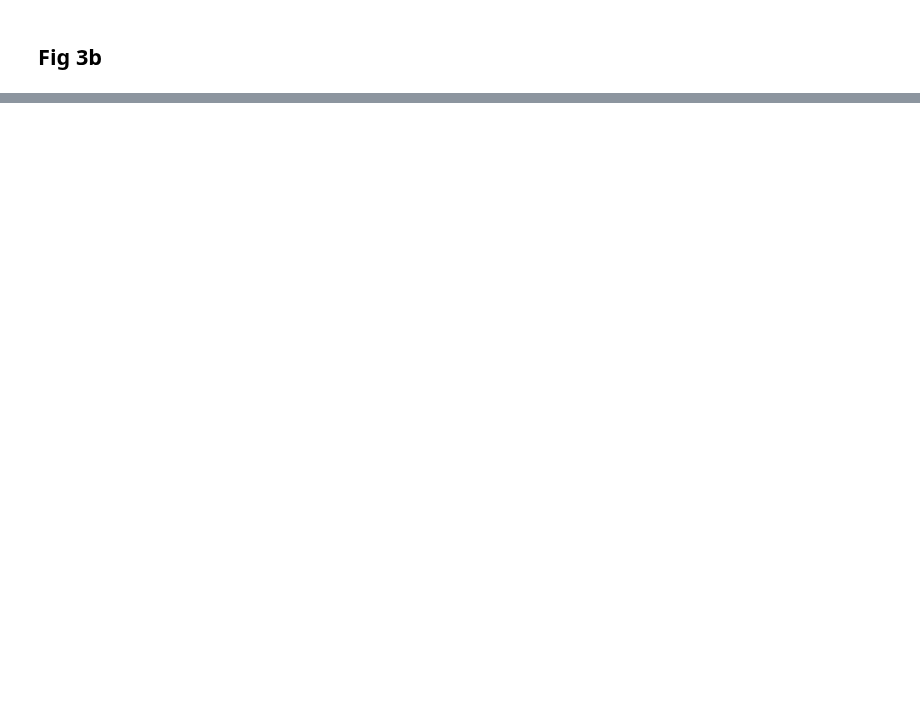
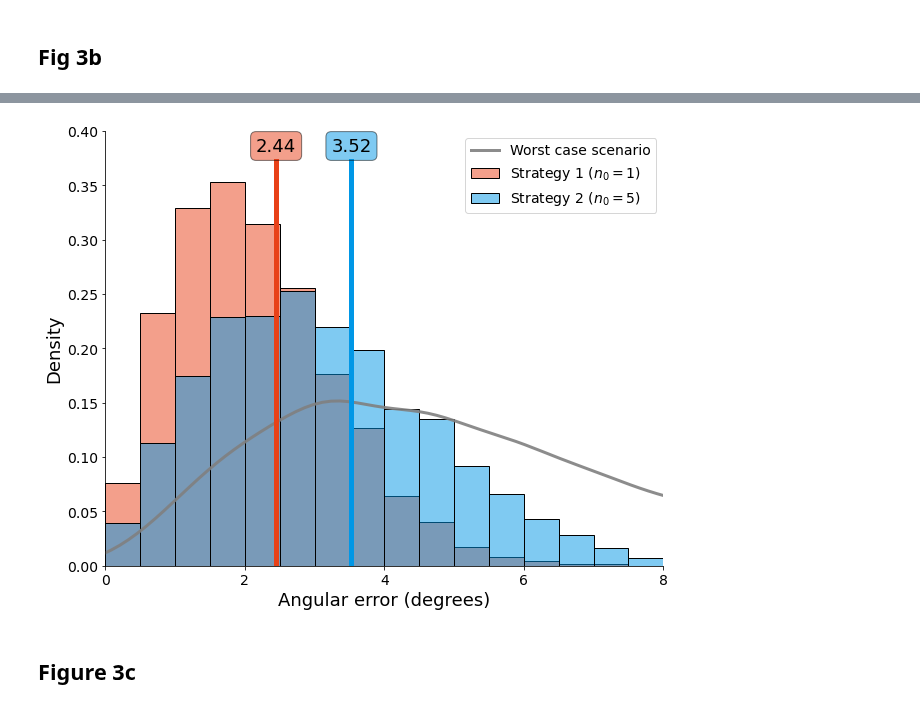
Before and after one commit to PolarWandering/PaleoSampling, a Jupyter notebook: figures/figure3_histogram/Figure3_hist.ipynb, the cells around one changed output, grey strips where cells are left out. Drawn from its saved outputs; the diff is of its cells as text; code cells hidden in the pictures; blank space fills up the shorter version.

```diff
--- a/figures/figure3_histogram/Figure3_hist.ipynb
+++ b/figures/figure3_histogram/Figure3_hist.ipynb
@@ -97,5 +106,6 @@ plt.savefig("Figure3a.png", format="png", bbox_inches='tight')
 # %% [markdown]
 ## Fig 3b
 # %%
-df1 = pd.read_csv("../../outputs/fig3b_df1.csv")
-df2 = pd.read_csv("../../outputs/fig3b_df2.csv")
+df_false = pd.read_csv("../../outputs/fig3b_df_false.csv")
+df_true = pd.read_csv("../../outputs/fig3b_df_true.csv")
+df_vandamme = pd.read_csv("../../outputs/fig3b_df_vandamme.csv")
@@ -143,0 +112,47 @@ plt.savefig("Figure3b.png", format="png", bbox_inches='tight')
+# %%
+%matplotlib inline
+
+x_max = 8
+
+fig, axes = plt.subplots(nrows=1, ncols=1, figsize=(10,8))
+
+sns.kdeplot(df_false.error_angle, ax=axes, color='grey', alpha=.9, lw=3, label="Worst case scenario")
+
+sns.histplot(df_vandamme.error_angle, ax=axes, color='#e84118', stat='density', binwidth=.5, binrange=(0,20), alpha=.5, label="Strategy 1 ($n_0=1$)")
+sns.histplot(df_true.error_angle, ax=axes, color='#0097e6', stat='density', binwidth=.5, binrange=(0,20), alpha=.5, label="Strategy 2 ($n_0=5$)")
+
+rmse1 = np.round(np.mean(df_vandamme.error_angle**2)**.5, decimals=2)
+rmse2 = np.round(np.mean(df_true.error_angle**2)**.5, decimals=2)
+
+plt.axvline(x=rmse1, ymax=0.93, c='#e84118', lw=5)
+plt.axvline(x=rmse2, ymax=0.93, c='#0097e6', lw=5)
+
+# textstr = '\n'.join((
+# r'$Error Method 1=%.2f$' % (rmse1, ),
+# r'$RMSE Method 2=%.2f$' % (rmse2, )))
+
+props = dict(boxstyle='round', facecolor="#e84118", alpha=0.5)
+plt.text(rmse1/x_max-0.035, 0.986, "{}".format(rmse1), transform=axes.transAxes, fontsize=18,
+        verticalalignment='top', bbox=props);
+
+props = dict(boxstyle='round', facecolor='#0097e6', alpha=0.5)
+plt.text(rmse2/x_max-0.035, 0.986, "{}".format(rmse2), transform=axes.transAxes, fontsize=18,
+        verticalalignment='top', bbox=props);
+
+plt.xlim(0, x_max)
+plt.ylim(0, 0.4)
+plt.xlabel("Angular error (degrees)", fontsize=18)
+plt.ylabel("Density", fontsize=18)
+plt.xticks(np.arange(0.0, x_max+0.1, 2.0), fontsize=14);
+plt.yticks(fontsize=14)
+plt.legend(fontsize=14)
+
+ax = plt.gca()
+ax.spines[['right', 'top']].set_visible(False)
+
+plt.savefig("Figure3b.pdf", format="pdf", bbox_inches='tight')
+plt.savefig("Figure3b.png", format="png", bbox_inches='tight')
+# %% [output]
+[figure, added]
+# %% [markdown]
+## Figure 3c
```
Also changed, not shown: parts of 7 cells of this notebook, 5 other files.
